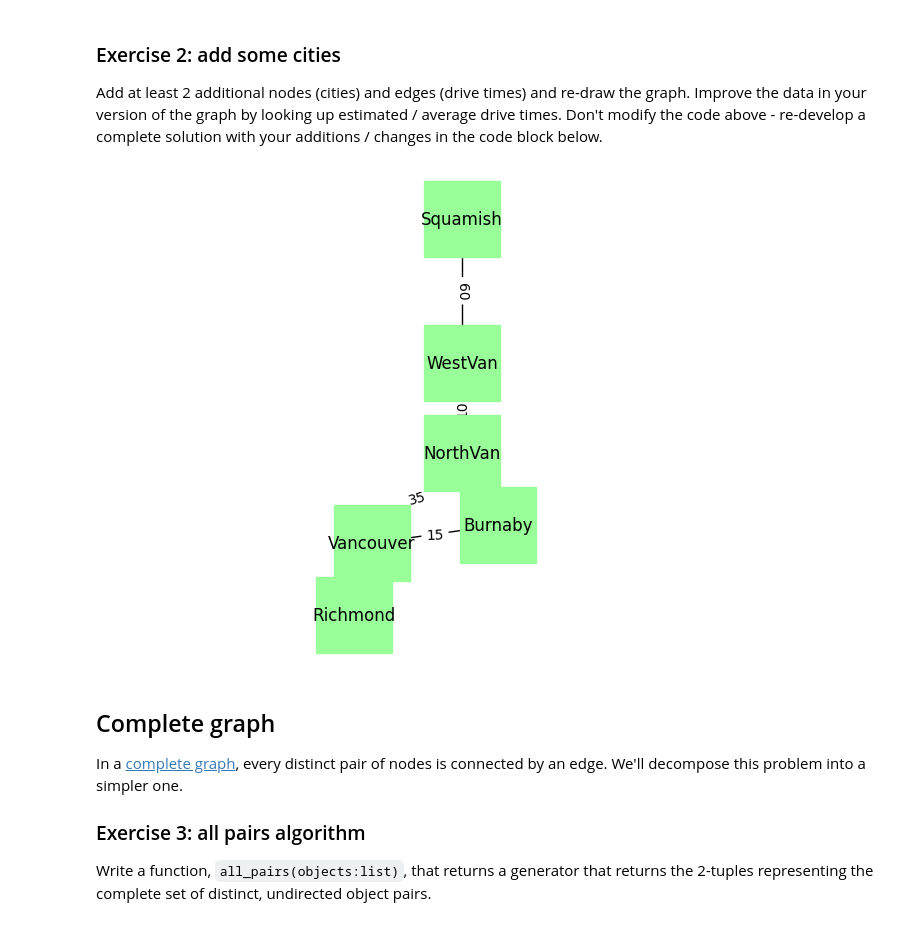
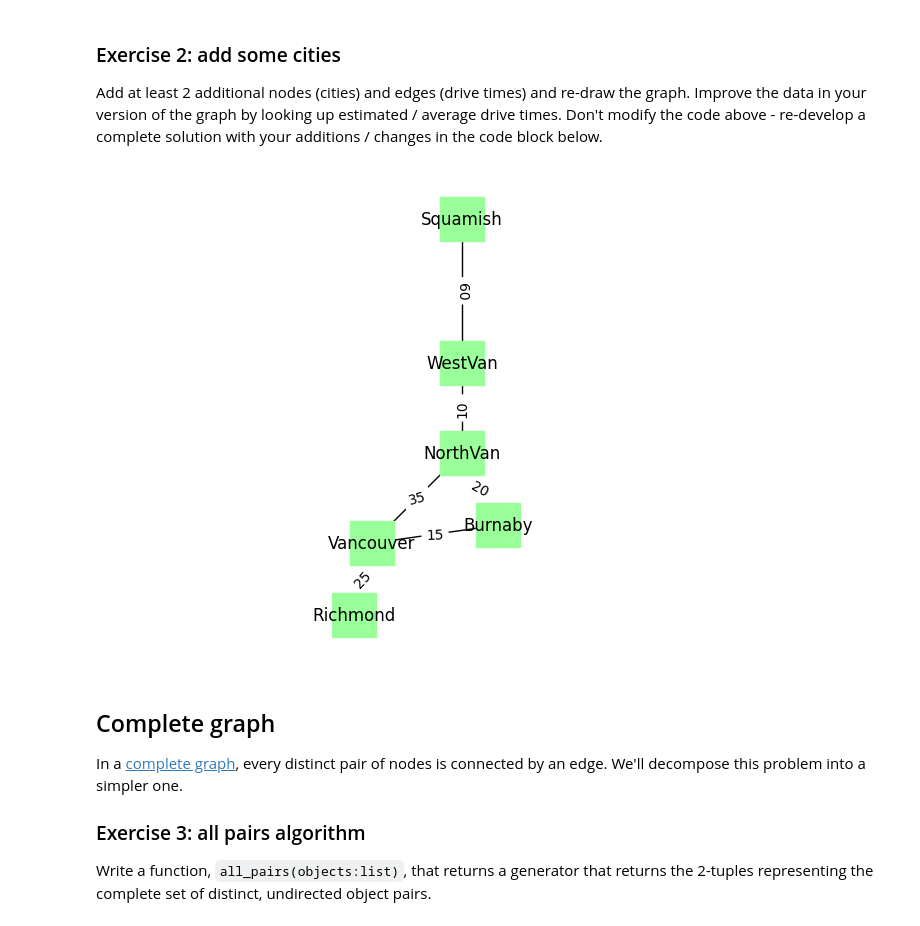
Before and after one commit to Colebeau/cap-comp215, a Jupyter notebook: lessons/week04-graphs.ipynb, the cells around one changed output. Saved outputs shown, nothing was run; the diff lists cells and outputs as text; code cells hidden in the pictures.

```diff
--- a/lessons/week04-graphs.ipynb
+++ b/lessons/week04-graphs.ipynb
@@ -139,35 +139,35 @@ locations = dict(NorthVan=(5, 5),
                  Burnaby=(7, 1),
                  Vancouver=(0, 0),  # position Vancouver at the centre of the universe, of course ;-)
                  Richmond=(-1, -4),
                  Squamish=(5,18),
                  WestVan=(5,10))
 
 drive_times = {('NorthVan', 'Burnaby'): 20,
                ('NorthVan', 'Vancouver'): 35,
                ('Burnaby', 'Vancouver'): 15,
                ('Vancouver', 'Richmond'): 25,
                ('NorthVan', 'WestVan'): 10,
                ('Squamish', 'WestVan'): 60}
 
 cities = nx.Graph()
 cities.add_nodes_from(locations)
 cities.add_edges_from(drive_times)
 
 cities.nodes(), cities.edges()
 
 nx.draw(cities, locations,
         node_color='#99ff99',
         node_shape='s',
-        node_size=3000,
+        node_size=1000,
         with_labels=True)
 
 nx.draw_networkx_edge_labels(cities, locations,
                              edge_labels=drive_times)
 
 plt.axis('equal')
 plt.show()
 # %% [output]
-[figure, old version]
+[figure, new version]
 # %% [markdown]
 ## Complete graph
 
```
Also changed, not shown: parts of 1 cell of this notebook.
